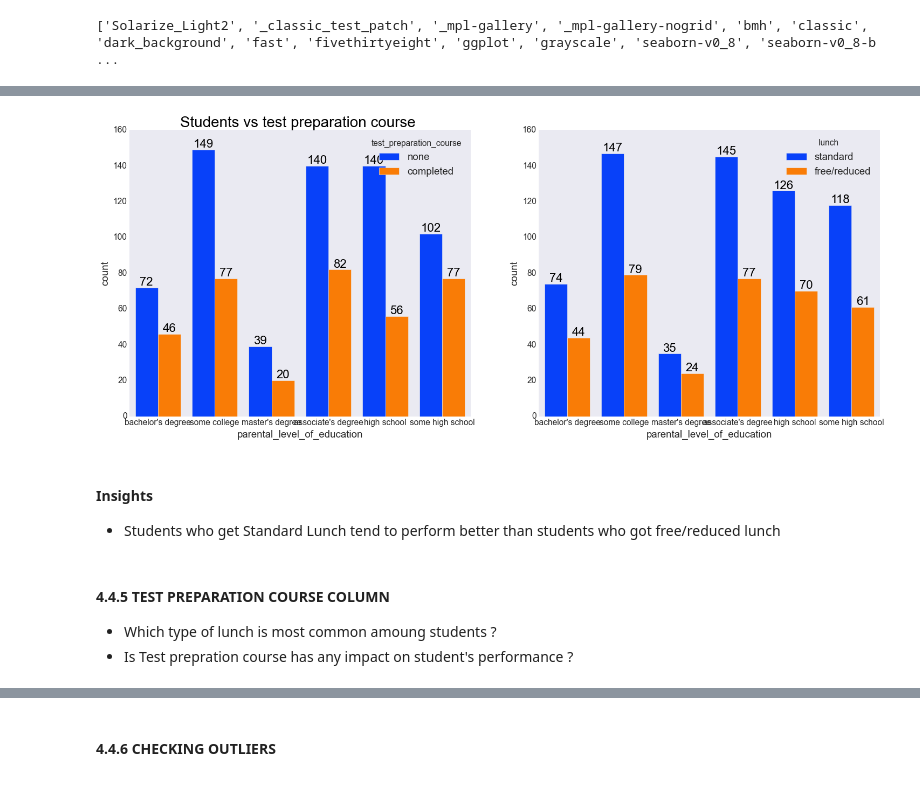
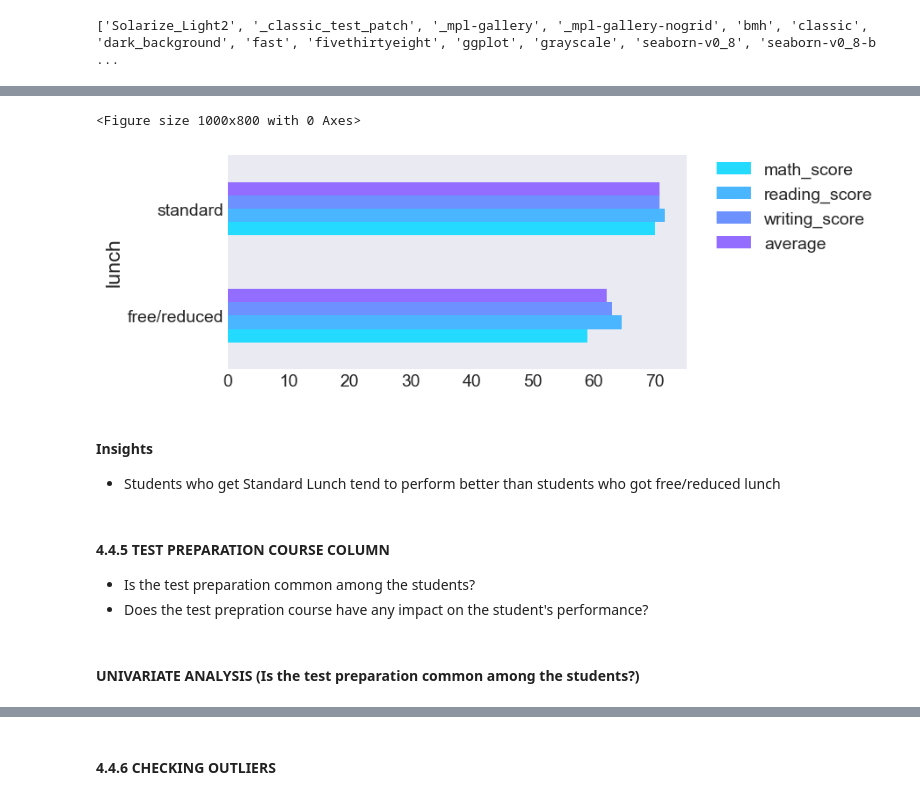
Before and after one commit to MohsinAli-10/ML-project-1-Student-Performance-Prediction, a Jupyter notebook: notebook/1 . EDA STUDENT PERFORMANCE .ipynb, the cells around one changed output, grey strips where cells are left out. Drawn from its saved outputs; the diff is of its cells as text; code cells hidden in the pictures.

```diff
--- a/notebook/1 . EDA STUDENT PERFORMANCE .ipynb
+++ b/notebook/1 . EDA STUDENT PERFORMANCE .ipynb
@@ -596,11 +611,11 @@ print(plt.style.available)
 # %% [output]
 ['Solarize_Light2', '_classic_test_patch', '_mpl-gallery', '_mpl-gallery-nogrid', 'bmh', 'classic', 'dark_background', 'fast', 'fivethirtyeight', 'ggplot', 'grayscale', 'seaborn-v0_8', 'seaborn-v0_8-b ...
 # %%
-plt.rcParams['figure.figsize'] = (15, 9)
+plt.rcParams['figure.figsize'] = (10, 3)
 plt.style.use('seaborn-v0_8-dark')
-sns.countplot(df['lunch'], palette = 'PuBu')
+sns.countplot(df['lunch'], palette = 'cool')
 plt.title('Comparison of different types of lunch', fontweight = 30, fontsize = 20)
-plt.xlabel('types of lunch')
-plt.ylabel('count')
+plt.xlabel('count')
+plt.ylabel('types of lunch')
 plt.show()
 # %% [output]
@@ -613,19 +628,23 @@ plt.show()
 # %%
-f,ax=plt.subplots(1,2,figsize=(20,8))
-sns.countplot(x=df['parental_level_of_education'],data=df,palette = 'bright',hue='test_preparation_course',saturation=0.95,ax=ax[0])
-ax[0].set_title('Students vs test preparation course ',color='black',size=25)
-for container in ax[0].containers:
-    ax[0].bar_label(container,color='black',size=20)
-
-sns.countplot(x=df['parental_level_of_education'],data=df,palette = 'bright',hue='lunch',saturation=0.95,ax=ax[1])
-for container in ax[1].containers:
-    ax[1].bar_label(container,color='black',size=20)
+plt.rcParams['figure.figsize'] = (6, 3)
+plt.figure(figsize=(10, 8))
+# Include both numeric columns and the 'lunch' column for grouping
+numeric_cols_with_lunch = df.select_dtypes(include='number').copy().drop('total score', axis=1)
+numeric_cols_with_lunch['lunch'] = df['lunch']
+# Now, group by 'lunch' and calculate mean
+sns.set_palette("cool")
+gender_group = numeric_cols_with_lunch.groupby('lunch').agg('mean').plot(kind='barh')
+plt.legend(bbox_to_anchor=(1.05, 1), loc=2, borderaxespad=0.)
+plt.show()
 # %% [output]
+<Figure size 1000x800 with 0 Axes>
-[figure, old version]
+[figure, new version]
 # %% [markdown]
 #### Insights
 - Students who get Standard Lunch tend to perform better than students who got free/reduced lunch
 # %% [markdown]
 #### 4.4.5 TEST PREPARATION COURSE COLUMN
-- Which type of lunch is most common amoung students ?
-- Is Test prepration course has any impact on student's performance ?
+- Is the test preparation common among the students?
+- Does the test prepration course have any impact on the student's performance?
+# %% [markdown]
+#### UNIVARIATE ANALYSIS (Is the test preparation common among the students?)
```
Also changed, not shown: parts of 15 cells of this notebook.
